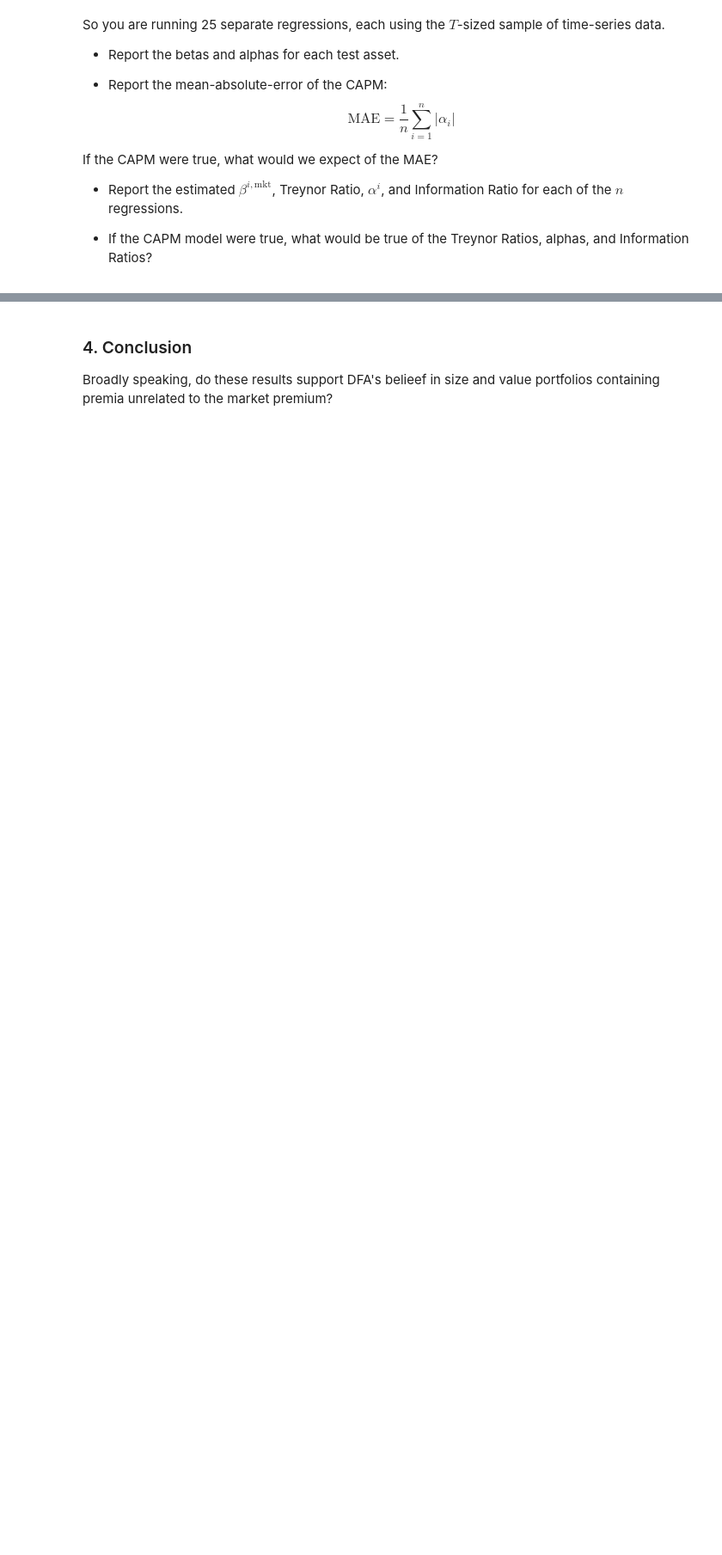
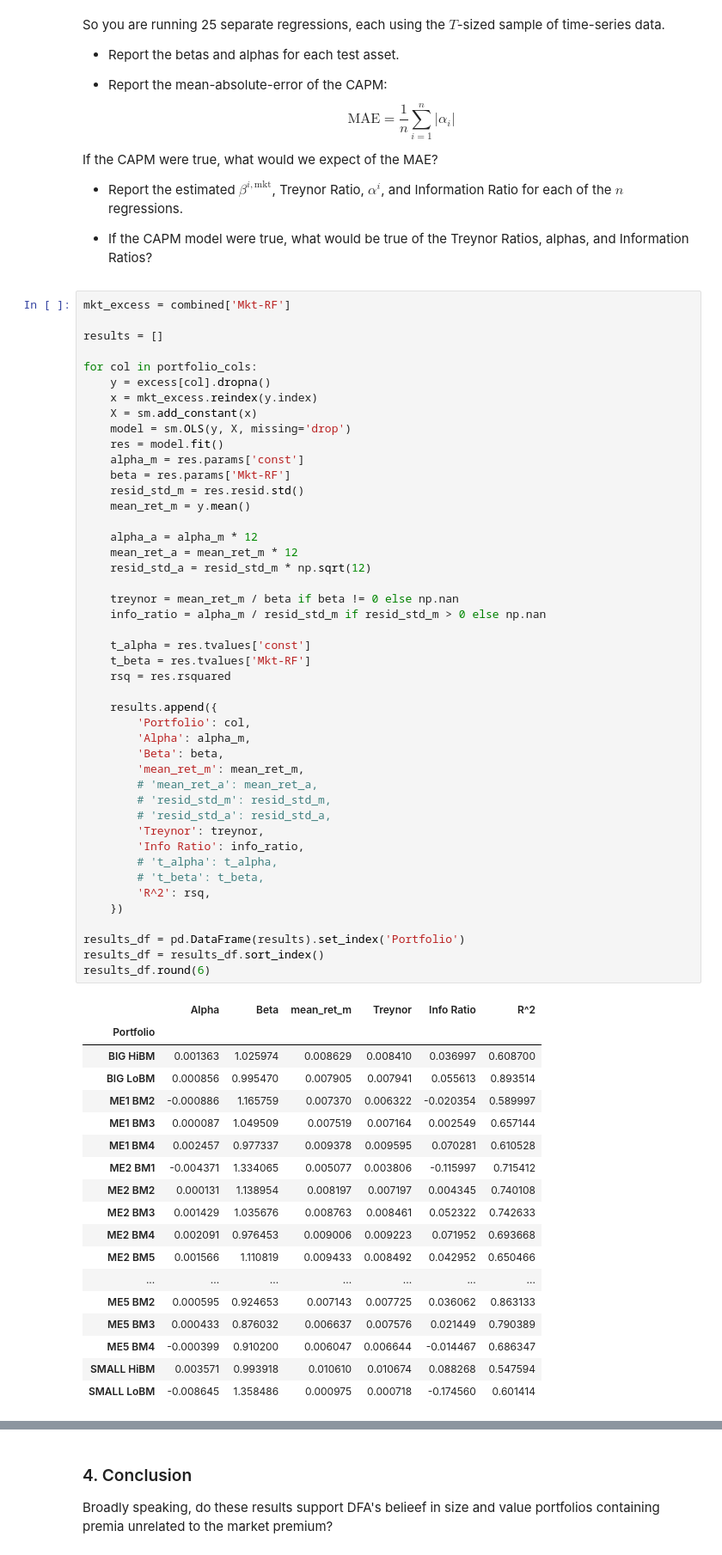
Before and after one commit to Emax25/FINM367-B37, a Jupyter notebook: C.4.0. DFA and Factor Investing.ipynb, the cells around one changed output, grey strips where cells are left out. Shown at 86% size. Cells and saved outputs as stored; diff of their text form; blank space fills up the shorter version.

```diff
--- a/C.4.0. DFA and Factor Investing.ipynb
+++ b/C.4.0. DFA and Factor Investing.ipynb
@@ -329,3 +407,67 @@ If the CAPM were true, what would we expect of the MAE?
 - Report the estimated $\beta^{i,\text{mkt}}$, Treynor Ratio, $\alpha^i$, and Information Ratio for each of the $n$ regressions.
 
 - If the CAPM model were true, what would be true of the Treynor Ratios, alphas, and Information Ratios?
+# %%
+mkt_excess = combined['Mkt-RF']
+
+results = []
+
+for col in portfolio_cols:
+    y = excess[col].dropna()
+    x = mkt_excess.reindex(y.index)
+    X = sm.add_constant(x)
+    model = sm.OLS(y, X, missing='drop')
+    res = model.fit()
+    alpha_m = res.params['const']
+    beta = res.params['Mkt-RF']
+    resid_std_m = res.resid.std()
+    mean_ret_m = y.mean()
+
+    alpha_a = alpha_m * 12
+    mean_ret_a = mean_ret_m * 12
+    resid_std_a = resid_std_m * np.sqrt(12)
+
+    treynor = mean_ret_m / beta if beta != 0 else np.nan
+    info_ratio = alpha_m / resid_std_m if resid_std_m > 0 else np.nan
+
+    t_alpha = res.tvalues['const']
+    t_beta = res.tvalues['Mkt-RF']
+    rsq = res.rsquared
+
+    results.append({
+        'Portfolio': col,
+        'Alpha': alpha_m,
+        'Beta': beta,
+        'mean_ret_m': mean_ret_m,
+        # 'mean_ret_a': mean_ret_a,
+        # 'resid_std_m': resid_std_m,
+        # 'resid_std_a': resid_std_a,
+        'Treynor': treynor,
+        'Info Ratio': info_ratio,
+        # 't_alpha': t_alpha,
+        # 't_beta': t_beta,
+        'R^2': rsq,
+    })
+
+results_df = pd.DataFrame(results).set_index('Portfolio')
+results_df = results_df.sort_index()
+results_df.round(6)
+# %% [output]
+|  | Alpha | Beta | mean_ret_m | Treynor | Info Ratio | R^2 |
+| Portfolio |  |  |  |  |  |  |
+| BIG HiBM | 0.001363 | 1.025974 | 0.008629 | 0.008410 | 0.036997 | 0.608700 |
+| BIG LoBM | 0.000856 | 0.995470 | 0.007905 | 0.007941 | 0.055613 | 0.893514 |
+| ME1 BM2 | -0.000886 | 1.165759 | 0.007370 | 0.006322 | -0.020354 | 0.589997 |
+| ME1 BM3 | 0.000087 | 1.049509 | 0.007519 | 0.007164 | 0.002549 | 0.657144 |
+| ME1 BM4 | 0.002457 | 0.977337 | 0.009378 | 0.009595 | 0.070281 | 0.610528 |
+| ME2 BM1 | -0.004371 | 1.334065 | 0.005077 | 0.003806 | -0.115997 | 0.715412 |
+| ME2 BM2 | 0.000131 | 1.138954 | 0.008197 | 0.007197 | 0.004345 | 0.740108 |
+| ME2 BM3 | 0.001429 | 1.035676 | 0.008763 | 0.008461 | 0.052322 | 0.742633 |
+| ME2 BM4 | 0.002091 | 0.976453 | 0.009006 | 0.009223 | 0.071952 | 0.693668 |
+| ME2 BM5 | 0.001566 | 1.110819 | 0.009433 | 0.008492 | 0.042952 | 0.650466 |
+| ... | ... | ... | ... | ... | ... | ... |
+| ME5 BM2 | 0.000595 | 0.924653 | 0.007143 | 0.007725 | 0.036062 | 0.863133 |
+| ME5 BM3 | 0.000433 | 0.876032 | 0.006637 | 0.007576 | 0.021449 | 0.790389 |
+| ME5 BM4 | -0.000399 | 0.910200 | 0.006047 | 0.006644 | -0.014467 | 0.686347 |
+| SMALL HiBM | 0.003571 | 0.993918 | 0.010610 | 0.010674 | 0.088268 | 0.547594 |
+| SMALL LoBM | -0.008645 | 1.358486 | 0.000975 | 0.000718 | -0.174560 | 0.601414 |
```
Also changed, not shown: parts of 10 cells of this notebook.
